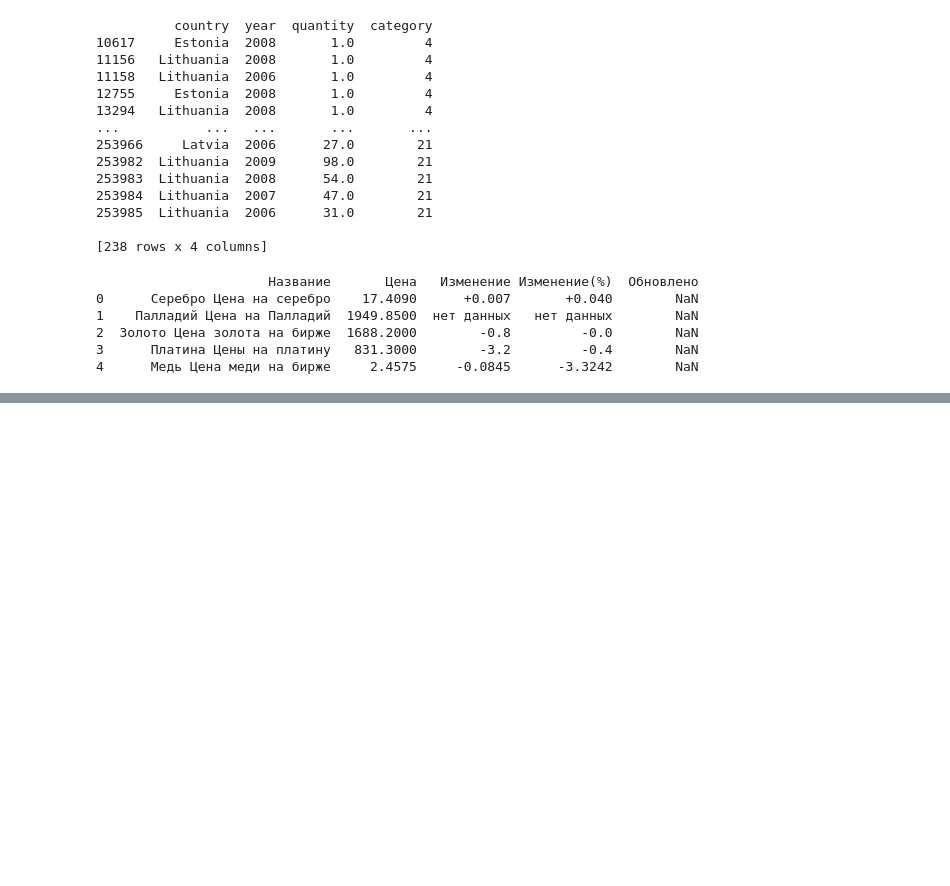
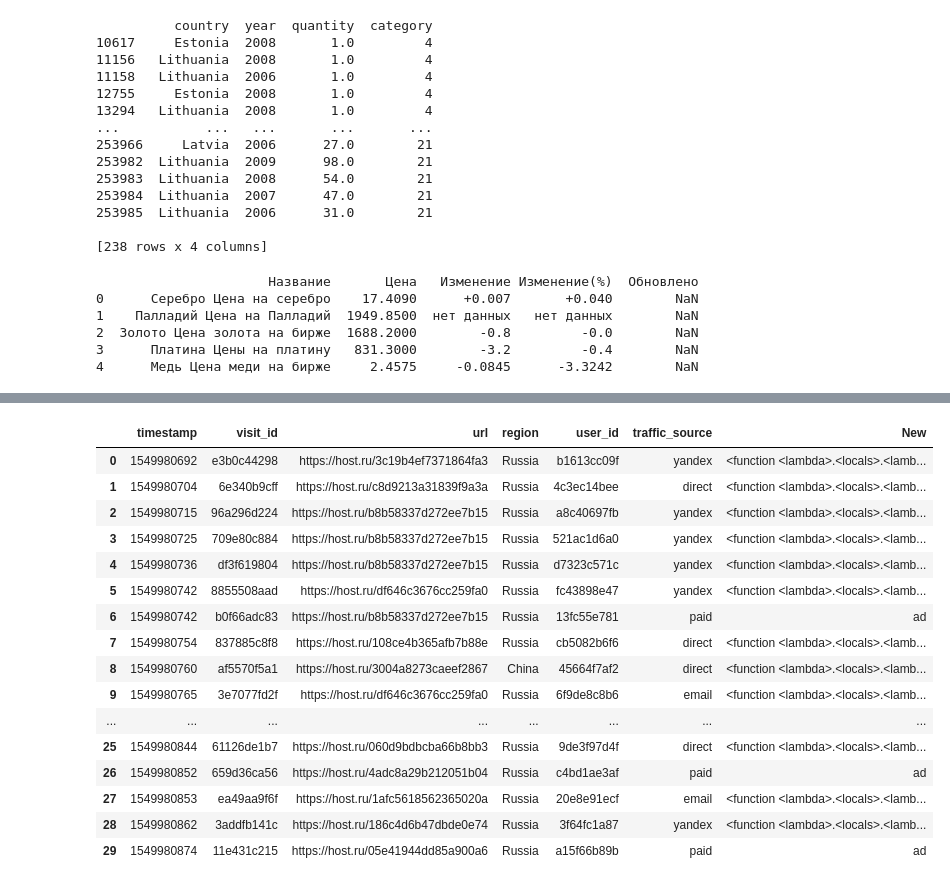
Before and after one commit to Valentina08055/My_homework, a Jupyter notebook: Untitled2.ipynb, the cells around one changed output, grey strips where cells are left out. Drawn from its saved outputs; the diff is of its cells as text; code cells hidden in the pictures; blank space fills up the shorter version.

```diff
--- a/Untitled2.ipynb
+++ b/Untitled2.ipynb
@@ -67,0 +122,32 @@ print(df)
+# %%
+import pandas as pd
+
+visit_log = pd.read_csv('visit_log.csv', sep=';')
+visit_log.head()
+
+visit_log['New'] = visit_log.apply(lambda row: 'ad' if\
+                                   'paid'  in row.traffic_source and 'Russia' in row.region\
+                                    else lambda row: 'fgd' 'paid'  in row.traffic_source and 'Belarus' in row.region, axis=1)
+# z = visit_log['New'] = visit_log.apply(lambda row: 'organic' if\
+#                                    'yandex'  in row.traffic_source or 'google' in row.traffic_source\
+#                                     else row.traffic_source, axis=1)
+
+visit_log.head(30)
+# %% [output]
+|  | timestamp | visit_id | url | region | user_id | traffic_source | New |
+| 0 | 1549980692 | e3b0c44298 | https://host.ru/3c19b4ef7371864fa3 | Russia | b1613cc09f | yandex | <function <lambda>.<locals>.<lamb... |
+| 1 | 1549980704 | 6e340b9cff | https://host.ru/c8d9213a31839f9a3a | Russia | 4c3ec14bee | direct | <function <lambda>.<locals>.<lamb... |
+| 2 | 1549980715 | 96a296d224 | https://host.ru/b8b58337d272ee7b15 | Russia | a8c40697fb | yandex | <function <lambda>.<locals>.<lamb... |
+| 3 | 1549980725 | 709e80c884 | https://host.ru/b8b58337d272ee7b15 | Russia | 521ac1d6a0 | yandex | <function <lambda>.<locals>.<lamb... |
+| 4 | 1549980736 | df3f619804 | https://host.ru/b8b58337d272ee7b15 | Russia | d7323c571c | yandex | <function <lambda>.<locals>.<lamb... |
+| 5 | 1549980742 | 8855508aad | https://host.ru/df646c3676cc259fa0 | Russia | fc43898e47 | yandex | <function <lambda>.<locals>.<lamb... |
+| 6 | 1549980742 | b0f66adc83 | https://host.ru/b8b58337d272ee7b15 | Russia | 13fc55e781 | paid | ad |
+| 7 | 1549980754 | 837885c8f8 | https://host.ru/108ce4b365afb7b88e | Russia | cb5082b6f6 | direct | <function <lambda>.<locals>.<lamb... |
+| 8 | 1549980760 | af5570f5a1 | https://host.ru/3004a8273caeef2867 | China | 45664f7af2 | direct | <function <lambda>.<locals>.<lamb... |
+| 9 | 1549980765 | 3e7077fd2f | https://host.ru/df646c3676cc259fa0 | Russia | 6f9de8c8b6 | email | <function <lambda>.<locals>.<lamb... |
+| ... | ... | ... | ... | ... | ... | ... | ... |
+| 25 | 1549980844 | 61126de1b7 | https://host.ru/060d9bdbcba66b8bb3 | Russia | 9de3f97d4f | direct | <function <lambda>.<locals>.<lamb... |
+| 26 | 1549980852 | 659d36ca56 | https://host.ru/4adc8a29b212051b04 | Russia | c4bd1ae3af | paid | ad |
+| 27 | 1549980853 | ea49aa9f6f | https://host.ru/1afc5618562365020a | Russia | 20e8e91ecf | email | <function <lambda>.<locals>.<lamb... |
+| 28 | 1549980862 | 3addfb141c | https://host.ru/186c4d6b47dbde0e74 | Russia | 3f64fc1a87 | yandex | <function <lambda>.<locals>.<lamb... |
+| 29 | 1549980874 | 11e431c215 | https://host.ru/05e41944dd85a900a6 | Russia | a15f66b89b | paid | ad |
```
Also changed, not shown: parts of 10 cells of this notebook, 8 other files.
